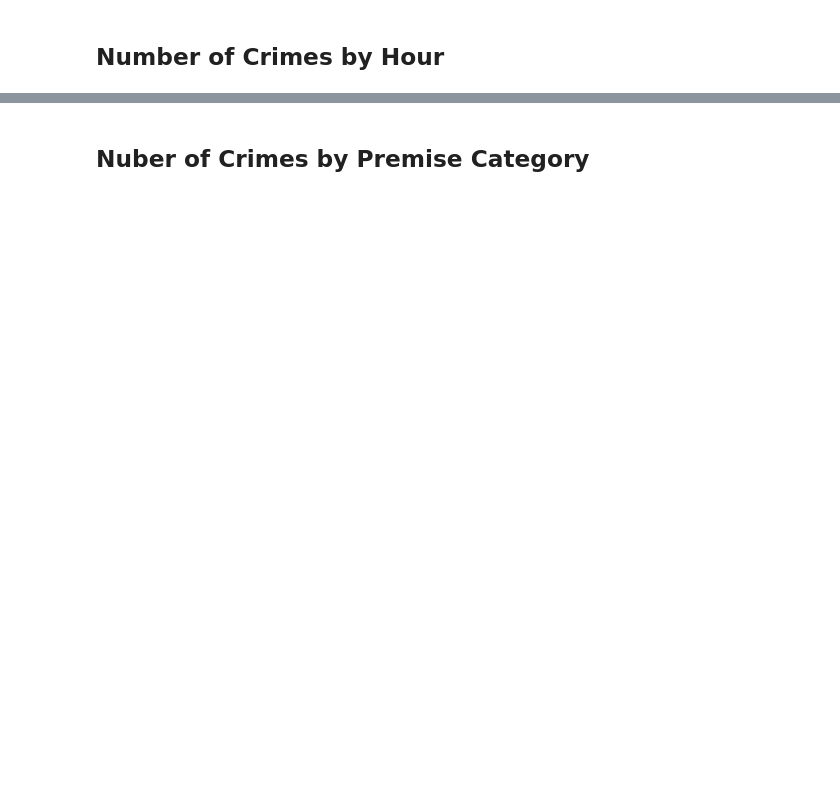
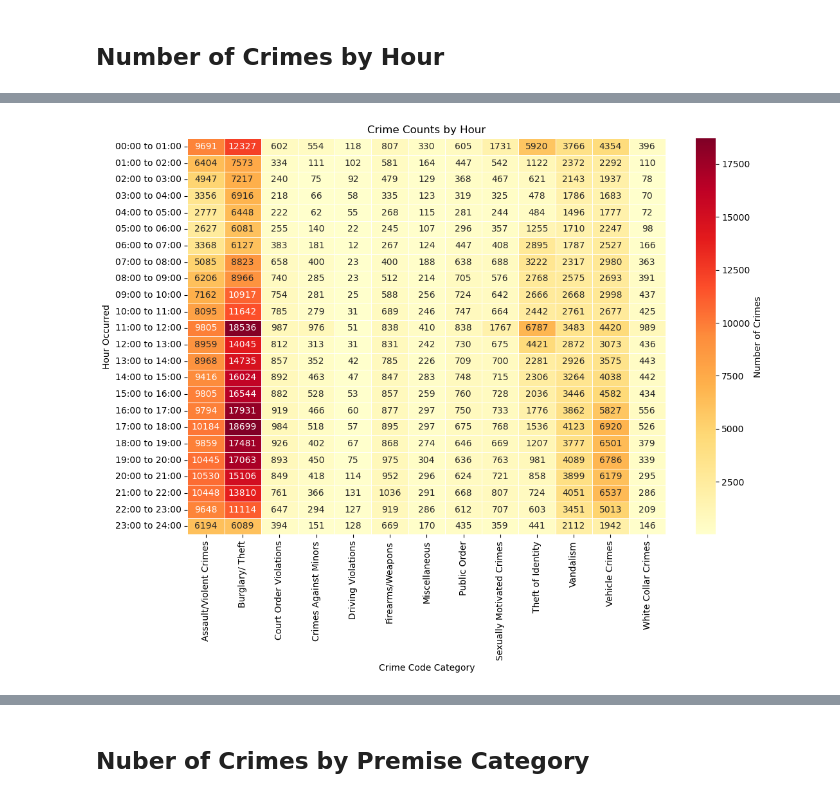
Before and after one commit to dominco5/project1, a Jupyter notebook: Code/data_viz_1.ipynb, the cells around one changed output, grey strips where cells are left out. Drawn from its saved outputs; the diff is of its cells as text; code cells hidden in the pictures; blank space fills up the shorter version.

```diff
--- a/Code/data_viz_1.ipynb
+++ b/Code/data_viz_1.ipynb
@@ -139,0 +117,14 @@ plt.savefig(".../Resources/crime_counts_by_category.png")
+# %%
+plt.figure(figsize=(12, 8))
+sns.heatmap(crime_byhour_df, cmap='YlOrRd', annot=True, fmt="d", linewidths=.5, cbar_kws={"label": "Number of Crimes"})
+plt.title('Crime Counts by Hour')
+plt.xlabel('Crime Code Category')
+plt.ylabel('Hour Occurred')
+plt.xticks(rotation=90)
+plt.yticks(rotation=0)
+
+plt.savefig("../Output/crime_counts_hourly_heatmap.png")
+
+plt.show()
+# %% [output]
+[figure, added]
```
Also changed, not shown: parts of 28 cells of this notebook.
